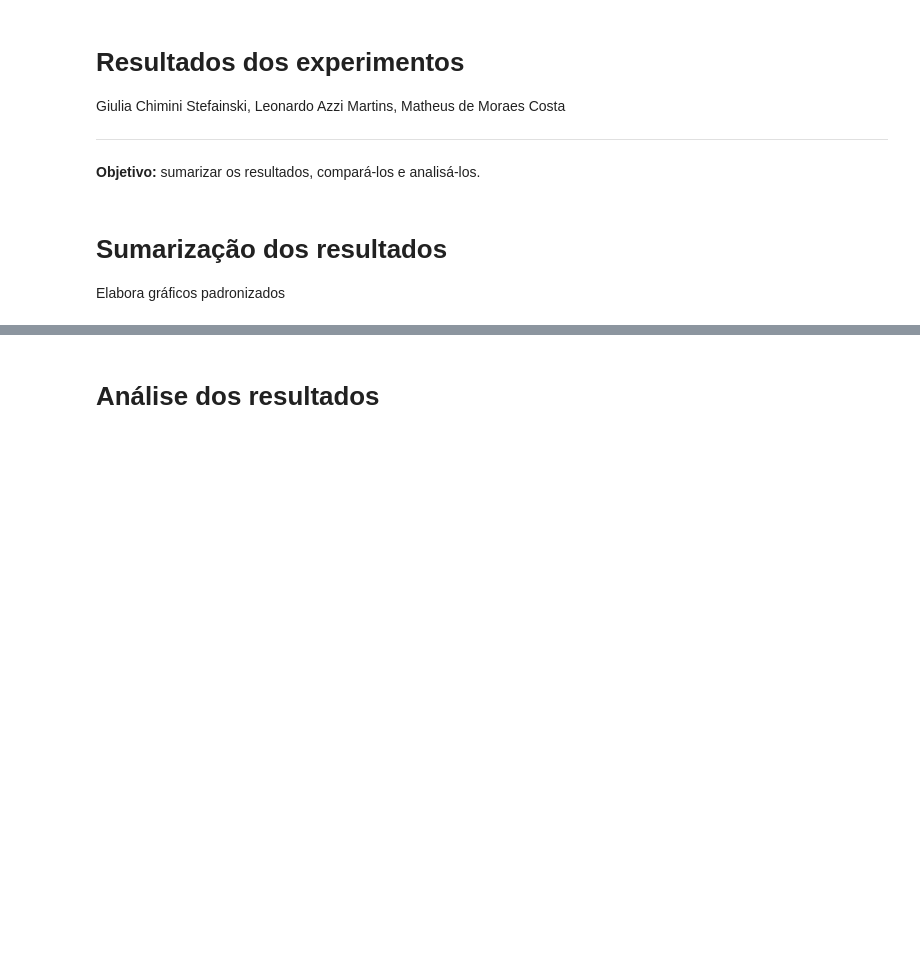
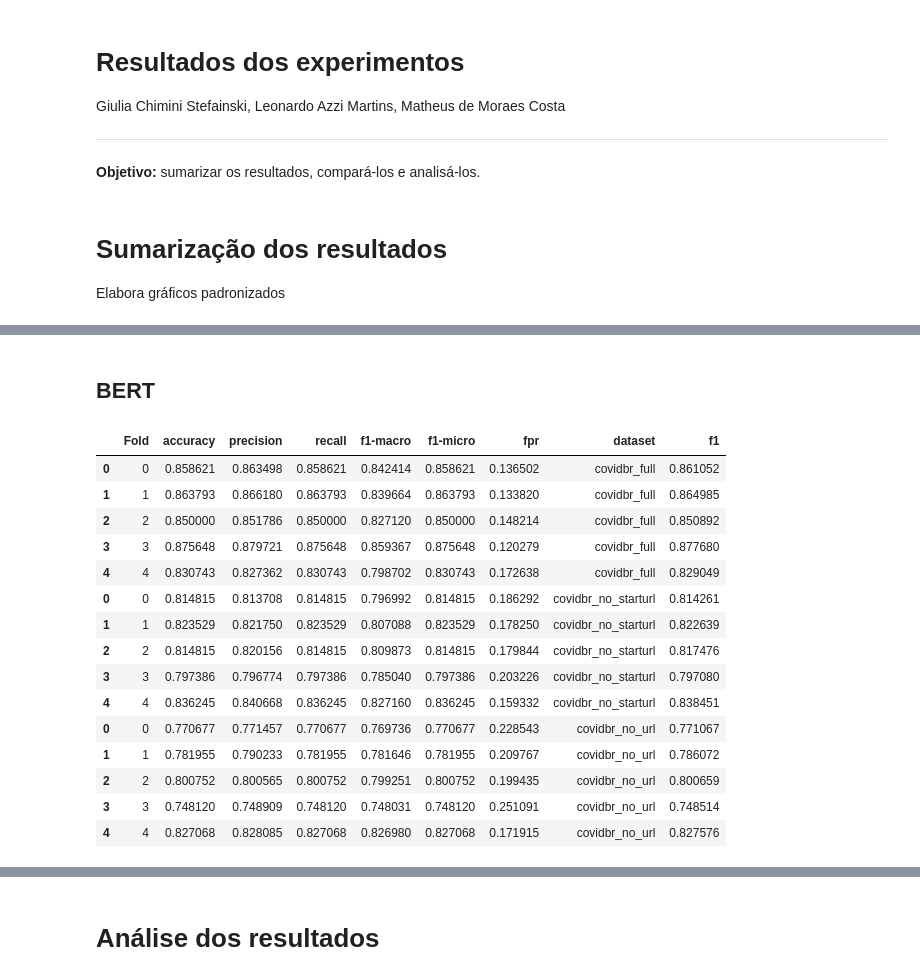
Before and after one commit to leonardoazzi/bert-misinfo-covid19, a Jupyter notebook: results.ipynb, the cells around one changed output, grey strips where cells are left out. Saved outputs shown, nothing was run; the diff lists cells and outputs as text; code cells hidden in the pictures; blank space fills up the shorter version.

```diff
--- a/results.ipynb
+++ b/results.ipynb
@@ -12,6 +12,10 @@ Elabora gráficos padronizados
 import pandas as pd
 from matplotlib import pyplot as plt
 import seaborn as sns
+# %%
+def compute_mean_f1(df: pd.DataFrame) -> float:
+    df["f1"] = 2 * (df["precision"] * df["recall"]) / (df["precision"] + df["recall"])
+    return df
 # %%
 bert_full_df = pd.read_csv('./bert/covidbr_bert_metrics_kfold.csv', index_col=0)
 bert_full_df['dataset'] = 'covidbr_full'
@@ -185,6 +321,27 @@ def plot_metrics(df: pd.DataFrame, model: str):
         # Save the plot
         plt.savefig(f'./plots/{model}_{metric}.pdf', dpi=500, bbox_inches='tight')
         plt.show()
+# %% [markdown]
+## BERT
+# %%
+bert_df
+# %% [output]
+|  | Fold | accuracy | precision | recall | f1-macro | f1-micro | fpr | dataset | f1 |
+| 0 | 0 | 0.858621 | 0.863498 | 0.858621 | 0.842414 | 0.858621 | 0.136502 | covidbr_full | 0.861052 |
+| 1 | 1 | 0.863793 | 0.866180 | 0.863793 | 0.839664 | 0.863793 | 0.133820 | covidbr_full | 0.864985 |
+| 2 | 2 | 0.850000 | 0.851786 | 0.850000 | 0.827120 | 0.850000 | 0.148214 | covidbr_full | 0.850892 |
+| 3 | 3 | 0.875648 | 0.879721 | 0.875648 | 0.859367 | 0.875648 | 0.120279 | covidbr_full | 0.877680 |
+| 4 | 4 | 0.830743 | 0.827362 | 0.830743 | 0.798702 | 0.830743 | 0.172638 | covidbr_full | 0.829049 |
+| 0 | 0 | 0.814815 | 0.813708 | 0.814815 | 0.796992 | 0.814815 | 0.186292 | covidbr_no_starturl | 0.814261 |
+| 1 | 1 | 0.823529 | 0.821750 | 0.823529 | 0.807088 | 0.823529 | 0.178250 | covidbr_no_starturl | 0.822639 |
+| 2 | 2 | 0.814815 | 0.820156 | 0.814815 | 0.809873 | 0.814815 | 0.179844 | covidbr_no_starturl | 0.817476 |
+| 3 | 3 | 0.797386 | 0.796774 | 0.797386 | 0.785040 | 0.797386 | 0.203226 | covidbr_no_starturl | 0.797080 |
+| 4 | 4 | 0.836245 | 0.840668 | 0.836245 | 0.827160 | 0.836245 | 0.159332 | covidbr_no_starturl | 0.838451 |
+| 0 | 0 | 0.770677 | 0.771457 | 0.770677 | 0.769736 | 0.770677 | 0.228543 | covidbr_no_url | 0.771067 |
+| 1 | 1 | 0.781955 | 0.790233 | 0.781955 | 0.781646 | 0.781955 | 0.209767 | covidbr_no_url | 0.786072 |
+| 2 | 2 | 0.800752 | 0.800565 | 0.800752 | 0.799251 | 0.800752 | 0.199435 | covidbr_no_url | 0.800659 |
+| 3 | 3 | 0.748120 | 0.748909 | 0.748120 | 0.748031 | 0.748120 | 0.251091 | covidbr_no_url | 0.748514 |
+| 4 | 4 | 0.827068 | 0.828085 | 0.827068 | 0.826980 | 0.827068 | 0.171915 | covidbr_no_url | 0.827576 |
 # %%
 # Bert plots
 plot_metrics(bert_df, 'bert')
```
Also changed, not shown: parts of 27 cells of this notebook, 15 other files.
